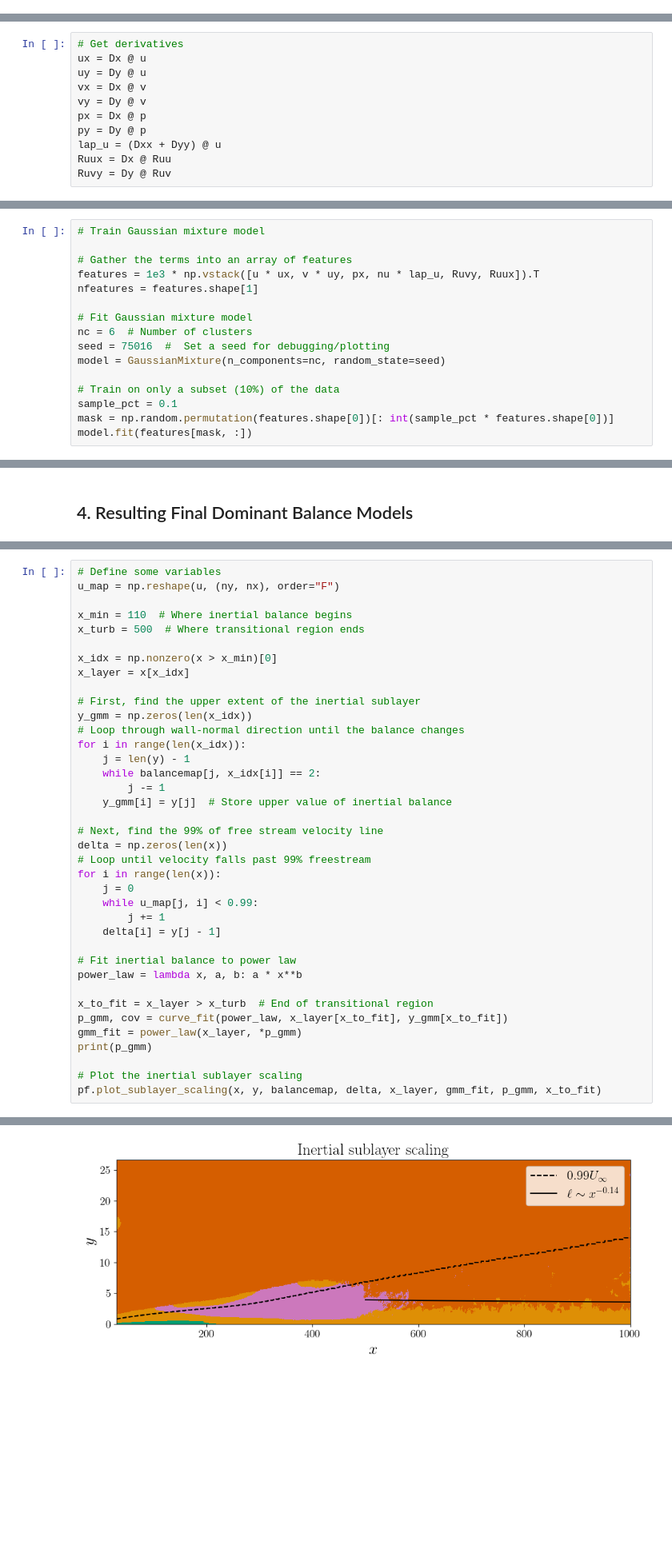
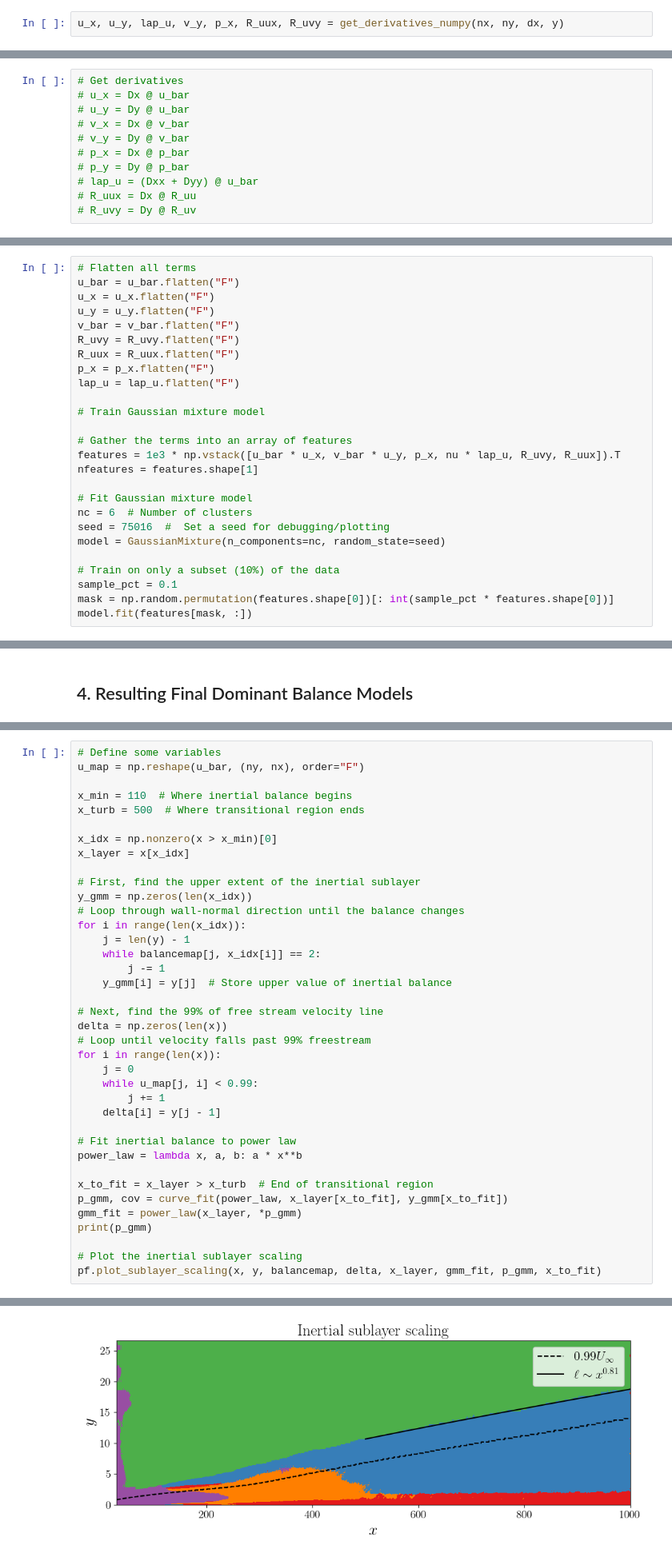
Before and after one commit to tbreitburd/Learning-Dominant-Physical-Processes-using-Unsupervised-Learning-Techniques-, a Jupyter notebook: Notebooks/Boundary_Layer.ipynb, the cells around one changed output, grey strips where cells are left out. Shown at 80% size. Drawn from its saved outputs; the diff is of its cells as text; blank space fills up the shorter version.

```diff
--- a/Notebooks/Boundary_Layer.ipynb
+++ b/Notebooks/Boundary_Layer.ipynb
@@ -109,2 +136,4 @@ Dx, Dy, Dxx, Dyy = pp.get_derivatives(nx, ny, dx, dy)
+# %%
+u_x, u_y, lap_u, v_y, p_x, R_uux, R_uvy = get_derivatives_numpy(nx, ny, dx, y)
 # %%
 # Flatten arrays for matrix multiplication, using fortran ordering
@@ -116,14 +145,14 @@ Ruv = Ruv.flatten("F")
 # %%
 # Get derivatives
-ux = Dx @ u
-uy = Dy @ u
-vx = Dx @ v
-vy = Dy @ v
-px = Dx @ p
-py = Dy @ p
-lap_u = (Dxx + Dyy) @ u
-Ruux = Dx @ Ruu
-Ruvy = Dy @ Ruv
+# u_x = Dx @ u_bar
+# u_y = Dy @ u_bar
+# v_x = Dx @ v_bar
+# v_y = Dy @ v_bar
+# p_x = Dx @ p_bar
+# p_y = Dy @ p_bar
+# lap_u = (Dxx + Dyy) @ u_bar
+# R_uux = Dx @ R_uu
+# R_uvy = Dy @ R_uv
 # %% [markdown]
 ## 1. Visualising the RANS equation
 # %%
@@ -146,10 +183,20 @@ pf.plot_equation_terms_bound_lay(x, y, nx, ny, u, ux, uy, v, Ruvy, Ruux, px, nu,
 
 Since the data is very high resolution, train on 10% randomly subsampled points for better speed.
 # %%
+# Flatten all terms
+u_bar = u_bar.flatten("F")
+u_x = u_x.flatten("F")
+u_y = u_y.flatten("F")
+v_bar = v_bar.flatten("F")
+R_uvy = R_uvy.flatten("F")
+R_uux = R_uux.flatten("F")
+p_x = p_x.flatten("F")
+lap_u = lap_u.flatten("F")
+
 # Train Gaussian mixture model
 
 # Gather the terms into an array of features
-features = 1e3 * np.vstack([u * ux, v * uy, px, nu * lap_u, Ruvy, Ruux]).T
+features = 1e3 * np.vstack([u_bar * u_x, v_bar * u_y, p_x, nu * lap_u, R_uvy, R_uux]).T
 nfeatures = features.shape[1]
 
 # Fit Gaussian mixture model
@@ -301,7 +350,7 @@ The length scale of the outer layer should scale with $ \ell \sim x^{4/5} $ (see
 As a rough diagnostic of our balance model, define the outer layer length scale as the wall-normal coordinate where the balance changes from the inertial sublayer to the free-stream (once the transitional region has disappeared).
 # %%
 # Define some variables
-u_map = np.reshape(u, (ny, nx), order="F")
+u_map = np.reshape(u_bar, (ny, nx), order="F")
 
 x_min = 110  # Where inertial balance begins
 x_turb = 500  # Where transitional region ends
@@ -342,4 +391,4 @@ pf.plot_sublayer_scaling(x, y, balancemap, delta, x_layer, gmm_fit, p_gmm, x_to_
-[figure, old version]
+[figure, new version]
 # %% [markdown]
 ## Self-similarity
 
```
Also changed, not shown: parts of 19 cells of this notebook.
